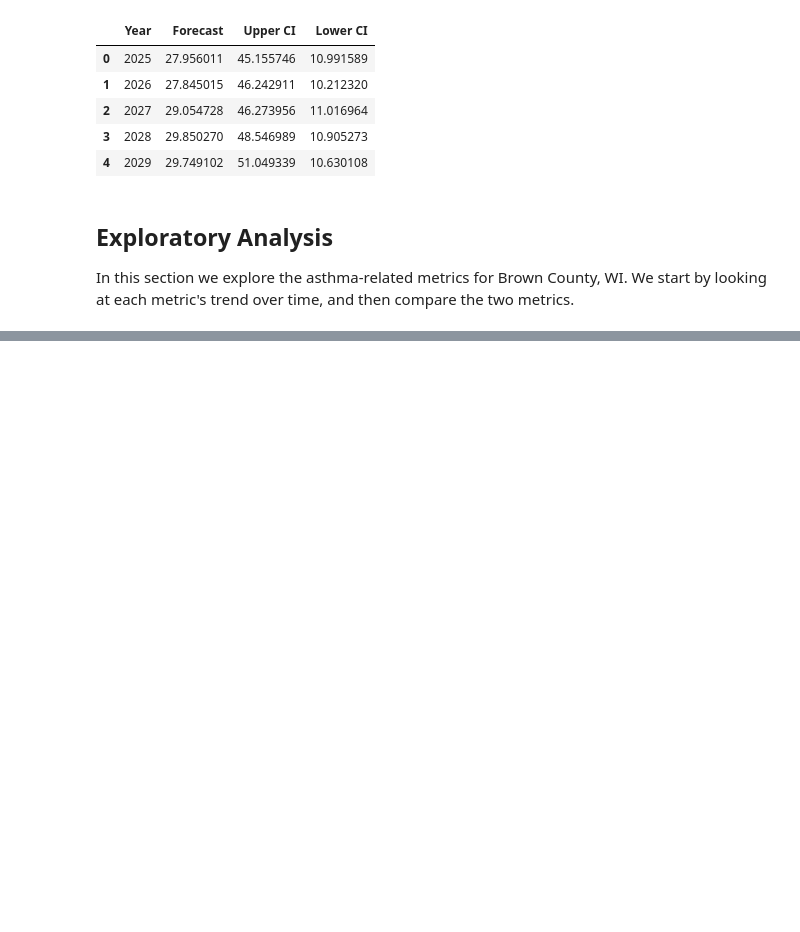
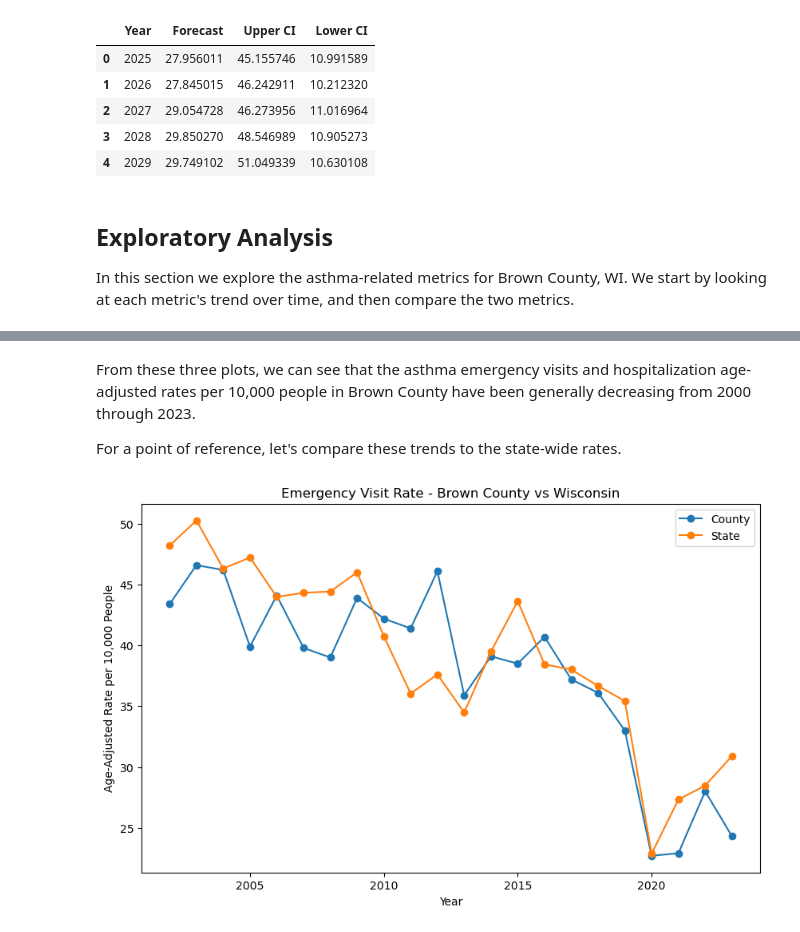
Before and after one commit to ezhang17/wildfire-analysis, a Jupyter notebook: asthma_analysis.ipynb, the cells around one changed output, grey strips where cells are left out. Drawn from its saved outputs; the diff is of its cells as text; code cells hidden in the pictures; blank space fills up the shorter version.

```diff
--- a/asthma_analysis.ipynb
+++ b/asthma_analysis.ipynb
@@ -167,0 +185,19 @@ plt.show()
+# %% [markdown]
+From these three plots, we can see that the asthma emergency visits and hospitalization age-adjusted rates per 10,000 people in Brown County have been generally decreasing from 2000 through 2023.
+
+For a point of reference, let's compare these trends to the state-wide rates.
+# %%
+# compare state to county emergency visit rates
+plt.figure(figsize=(10, 6))
+
+ax = emergency_visits.plot(x='Year', y='Emergency Rate', kind='line', marker='o', label='County', ax=plt.gca())
+emergency_visits_state.plot(x='Year', y='Emergency Rate', kind='line', marker='o', label='State', ax=ax)
+
+plt.title(f"Emergency Visit Rate - Brown County vs Wisconsin")
+plt.xlabel('Year')
+plt.ylabel('Age-Adjusted Rate per 10,000 People')
+plt.legend()
+
+plt.show()
+# %% [output]
+[figure, added]
```
Also changed, not shown: parts of 24 cells of this notebook.
